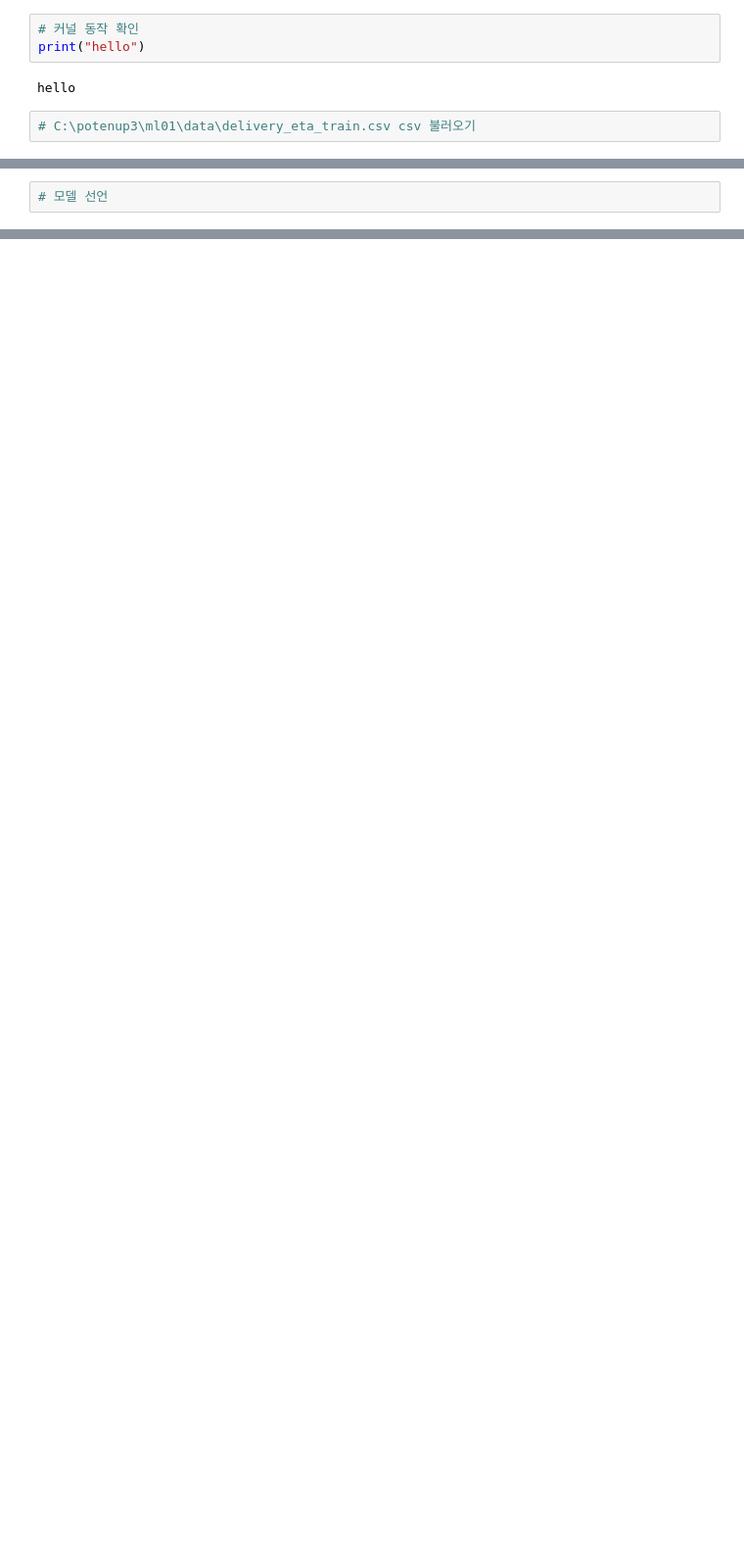
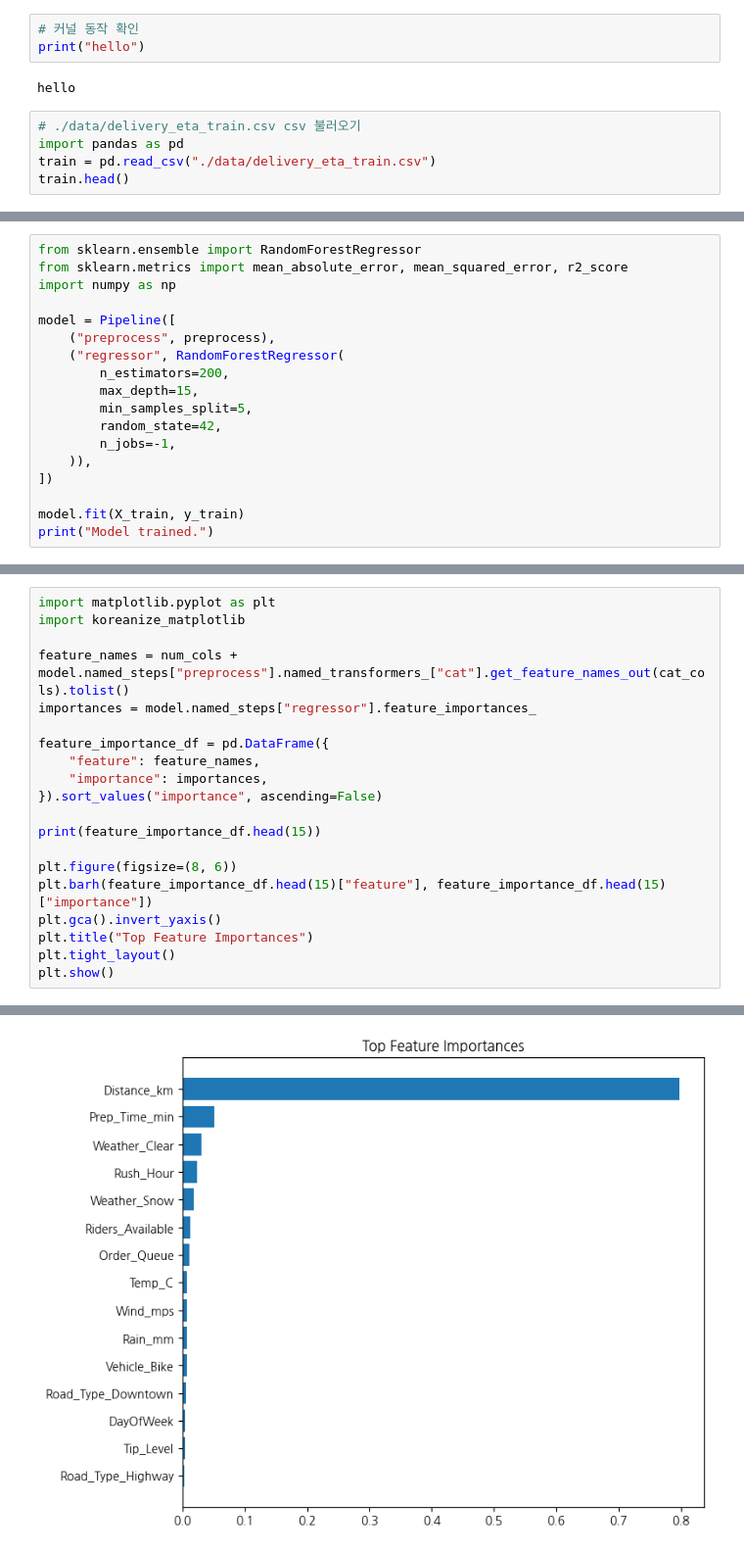
Before and after one commit to wd14177/ml01, a Jupyter notebook: ml-day05-012-HW1-del-reg.ipynb, the cells around one changed output, grey strips where cells are left out. Shown at 98% size. Cells and saved outputs as stored; diff of their text form; blank space fills up the shorter version.

```diff
--- a/ml-day05-012-HW1-del-reg.ipynb
+++ b/ml-day05-012-HW1-del-reg.ipynb
@@ -27,4 +27,7 @@ print("hello")
 # %% [output]
 hello
 # %%
-# C:\potenup3\ml01\data\delivery_eta_train.csv csv 불러오기
+# ./data/delivery_eta_train.csv csv 불러오기
+import pandas as pd
+train = pd.read_csv("./data/delivery_eta_train.csv")
+train.head()
@@ -35,2 +171,18 @@ hello
 # %%
-# 모델 선언
+from sklearn.ensemble import RandomForestRegressor
+from sklearn.metrics import mean_absolute_error, mean_squared_error, r2_score
+import numpy as np
+
+model = Pipeline([
+    ("preprocess", preprocess),
+    ("regressor", RandomForestRegressor(
+        n_estimators=200,
+        max_depth=15,
+        min_samples_split=5,
+        random_state=42,
+        n_jobs=-1,
+    )),
+])
+
+model.fit(X_train, y_train)
+print("Model trained.")
@@ -36,0 +253,21 @@ hello
+# %%
+import matplotlib.pyplot as plt
+import koreanize_matplotlib
+
+feature_names = num_cols + model.named_steps["preprocess"].named_transformers_["cat"].get_feature_names_out(cat_cols).tolist()
+importances = model.named_steps["regressor"].feature_importances_
+
+feature_importance_df = pd.DataFrame({
+    "feature": feature_names,
+    "importance": importances,
+}).sort_values("importance", ascending=False)
+
+print(feature_importance_df.head(15))
+
+plt.figure(figsize=(8, 6))
+plt.barh(feature_importance_df.head(15)["feature"], feature_importance_df.head(15)["importance"])
+plt.gca().invert_yaxis()
+plt.title("Top Feature Importances")
+plt.tight_layout()
+plt.show()
+# %% [output]
@@ -36,0 +290 @@ hello
+[figure, added]
```
Also changed, not shown: parts of 13 cells of this notebook, 14 other files.
